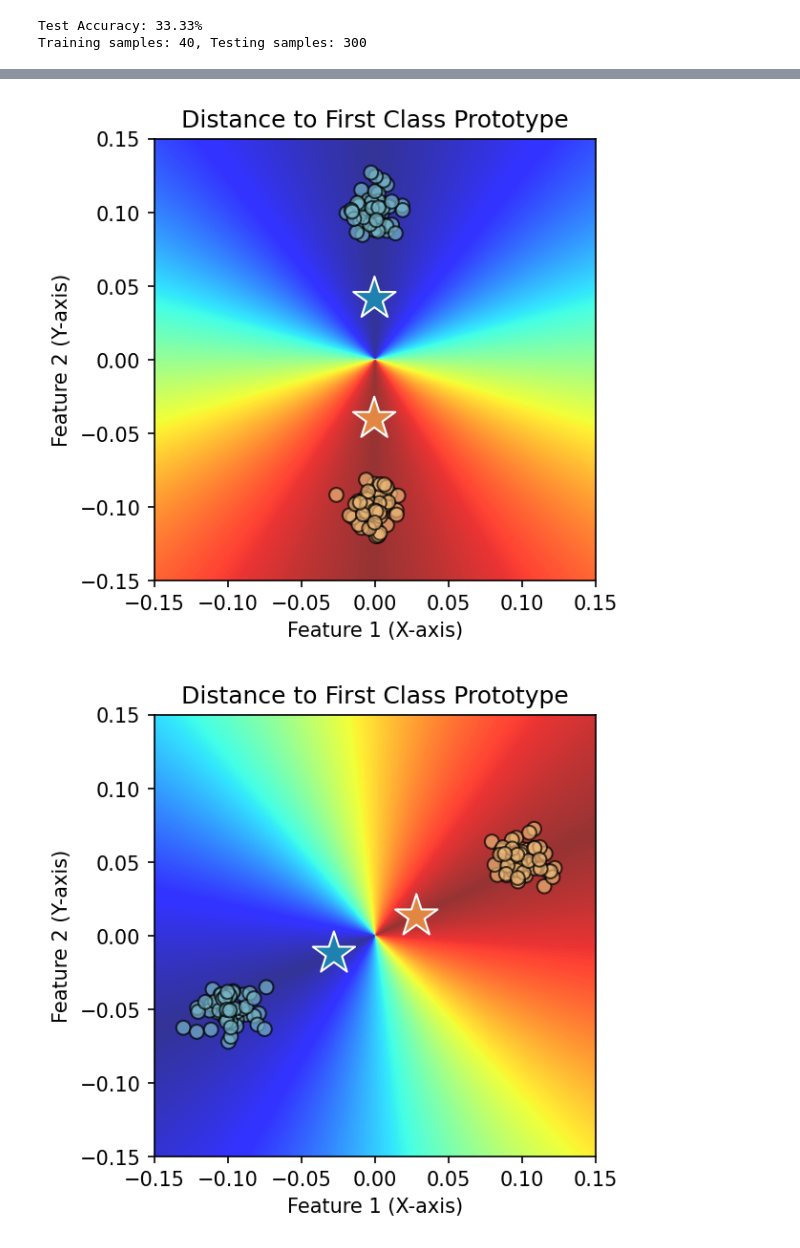
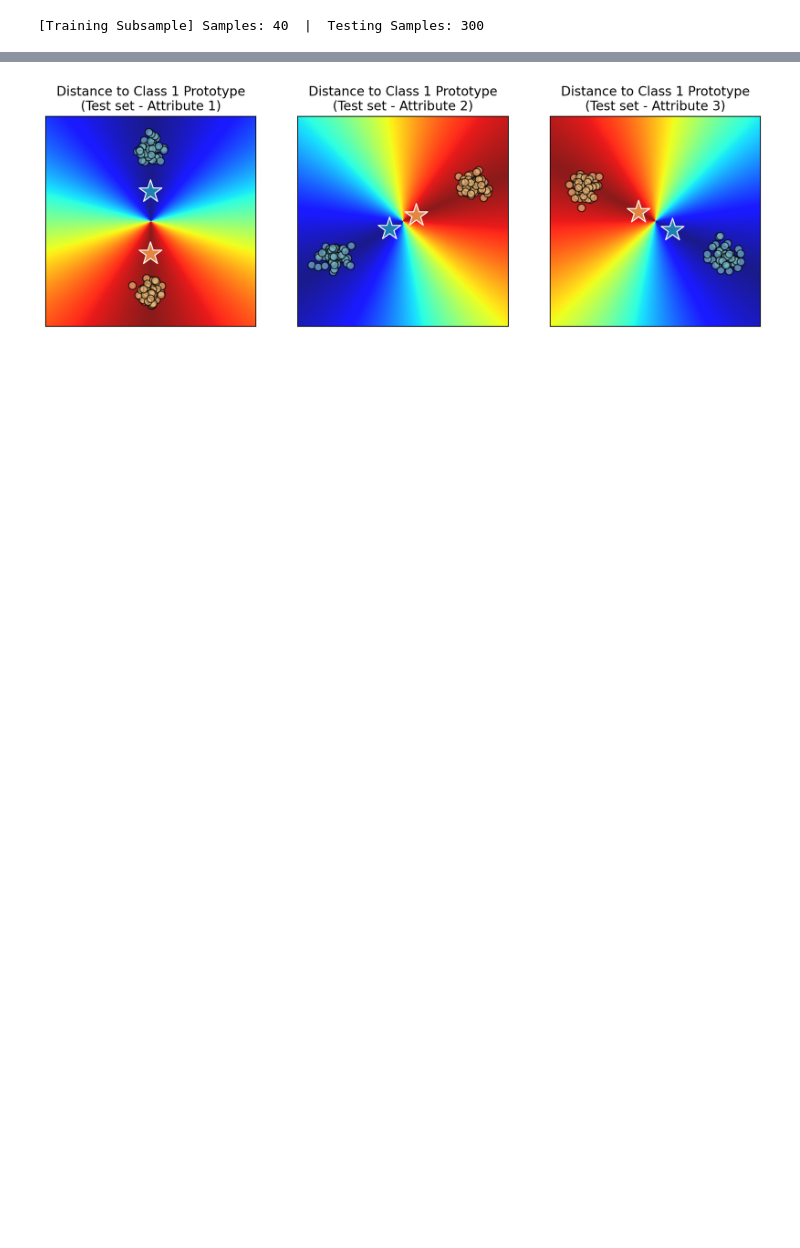
Before and after one commit to minhto2802/DPE, a Jupyter notebook: notebooks/00_synthetic.ipynb, the cells around one changed output, grey strips where cells are left out. Saved outputs shown, nothing was run; the diff lists cells and outputs as text; code cells hidden in the pictures; blank space fills up the shorter version.

```diff
--- a/notebooks/00_synthetic.ipynb
+++ b/notebooks/00_synthetic.ipynb
@@ -69,47 +147,60 @@ Test Accuracy: 33.33%
 # %%
-def train_subsampled(condition, condition_test=None):
-    # Create DataLoaders on subgroup 2
-    training_loader, test_loader, train_size, test_size = create_dataloaders(X_train_normed[condition], y_train[condition],
-                                                                             X_test_normed, y_test, batch_size=8)
-    _, training_eval_loader, *_ = create_dataloaders(X_train_normed, y_train, X_train_normed, y_train, batch_size=32)
-    print(f"Training samples: {train_size}, Testing samples: {test_size}")
+def train_subsampled(condition, condition_test=None, ax=None, note=''):
+    # Create DataLoaders on subgroup slice
+    training_loader, test_loader, train_size, test_size = create_dataloaders(
+        X_train[condition], y_train[condition], X_test, y_test, batch_size=8)
+    _, training_eval_loader, *_ = create_dataloaders(X_train, y_train, X_train, y_train, batch_size=32)
+
+    print(f"\n[Training Subsample] Samples: {train_size:,}  |  Testing Samples: {test_size:,}")
 
     # Train the Model
-    input_dim = X_train_normed.shape[1]
-    num_classes = 2  # Binary classification
+    input_dim = X_train.shape[1]
+    num_classes = 2
     device = 'cuda' if torch.cuda.is_available() else 'cpu'
 
-    model = train_model(training_loader, test_loader, input_dim, num_classes, device=device, epochs=4, lr=1e-3, optim_name='sgd',
-                        entropic_scale=1)
+    model = train_model(
+        training_loader, test_loader, input_dim, num_classes,
+        device=device, epochs=4, lr=1e-3, optim_name='sgd', entropic_scale=1
+    )
     evaluate_model(model, test_loader, device)
-    prototypes = model.prototypes.detach().cpu().numpy()
 
     if condition_test is not None:
         model.eval()
-        plot_distance_to_first_class(model, X_test_normed[condition_test], y_test[condition_test])
+        plot_distance_to_first_class(
+            model, X_test[condition_test], y_test[condition_test],
+            ax=ax, set_name="Test", note=note
+        )
     return model
 
 
+_, axes = plt.subplots(1, 3, figsize=(12, 4), dpi=200)
 models = [
-    train_subsampled(subgroups_train < 2, subgroups_test < 2),
-    train_subsampled((subgroups_train > 1) & (subgroups_train < 4), (subgroups_test > 1) & (subgroups_test < 4)),
-    train_subsampled(subgroups_train > 3, subgroups_test > 3)
+    train_subsampled(subgroups_train < 2, subgroups_test < 2, ax=axes[0], note=' - Attribute 1'),
+    train_subsampled((subgroups_train > 1) & (subgroups_train < 4),
+                     (subgroups_test > 1) & (subgroups_test < 4),
+                     ax=axes[1], note=' - Attribute 2'),
+    train_subsampled(subgroups_train > 3, subgroups_test > 3, ax=axes[2], note=' - Attribute 3')
 ]
 
-# Evaluate on Training Set
-for model in models:
+# Evaluate all models
+for i, model in enumerate(models):
+    attr_name = f"Attribute {i+1}"
+
+    # Evaluate on Training Set
     correct, true_pos = evaluate_model(model, training_eval_loader, device, set_name='Training')
+    subgroups_train_unique, counts = np.unique(subgroups_train, return_counts=True)
+    per_group_acc = [(sum(true_pos[subgroups_train == g]) / count).item() for g, count in zip(subgroups_train_unique, counts)]
 
-    subgroups_train_unique, counts = np.unique(subgroups_train, return_counts=True)
-    per_group_acc = [(sum(true_pos[subgroups_train == g]) / count).item() for g, count in
-                     zip(subgroups_train_unique, counts)]
-    print(per_group_acc)
+    print(f"\n[{attr_name}] Per-Group Accuracy on Training Set:")
+    for g, acc in zip(subgroups_train_unique, per_group_acc):
+        print(f"  Group {g}: {acc * 100:.1f}%")
 
     # Evaluate on Test Set
     correct, true_pos = evaluate_model(model, test_loader, device)
-
     subgroups_test_unique, counts = np.unique(subgroups_test, return_counts=True)
     per_group_acc = [(sum(true_pos[subgroups_test == g]) / count).item() for g, count in zip(subgroups_test_unique, counts)]
-    print(per_group_acc)
-    print()
+
+    print(f"[{attr_name}] Per-Group Accuracy on Test Set:")
+    for g, acc in zip(subgroups_test_unique, per_group_acc):
+        print(f"  Group {g}: {acc * 100:.1f}%")
 # %% [output]
@@ -119,2 +209 @@ Training samples: 40, Testing samples: 300
-Test Accuracy: 33.33%
-Training samples: 40, Testing samples: 300
+[Training Subsample] Samples: 40  |  Testing Samples: 300
@@ -136,2 +227 @@ Test Accuracy: 33.33%
-[figure, old version]
+[figure, new version]
-[figure, removed]
```
Also changed, not shown: parts of 16 cells of this notebook, 2 other files.
